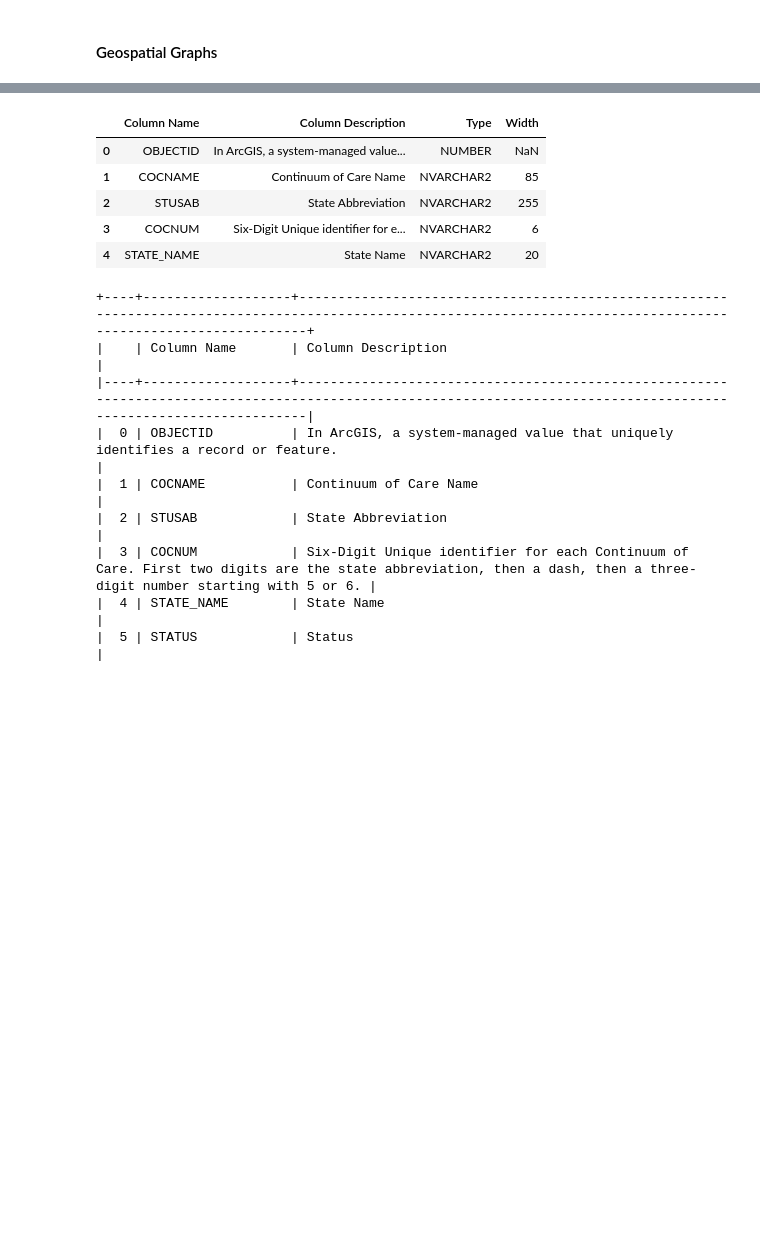
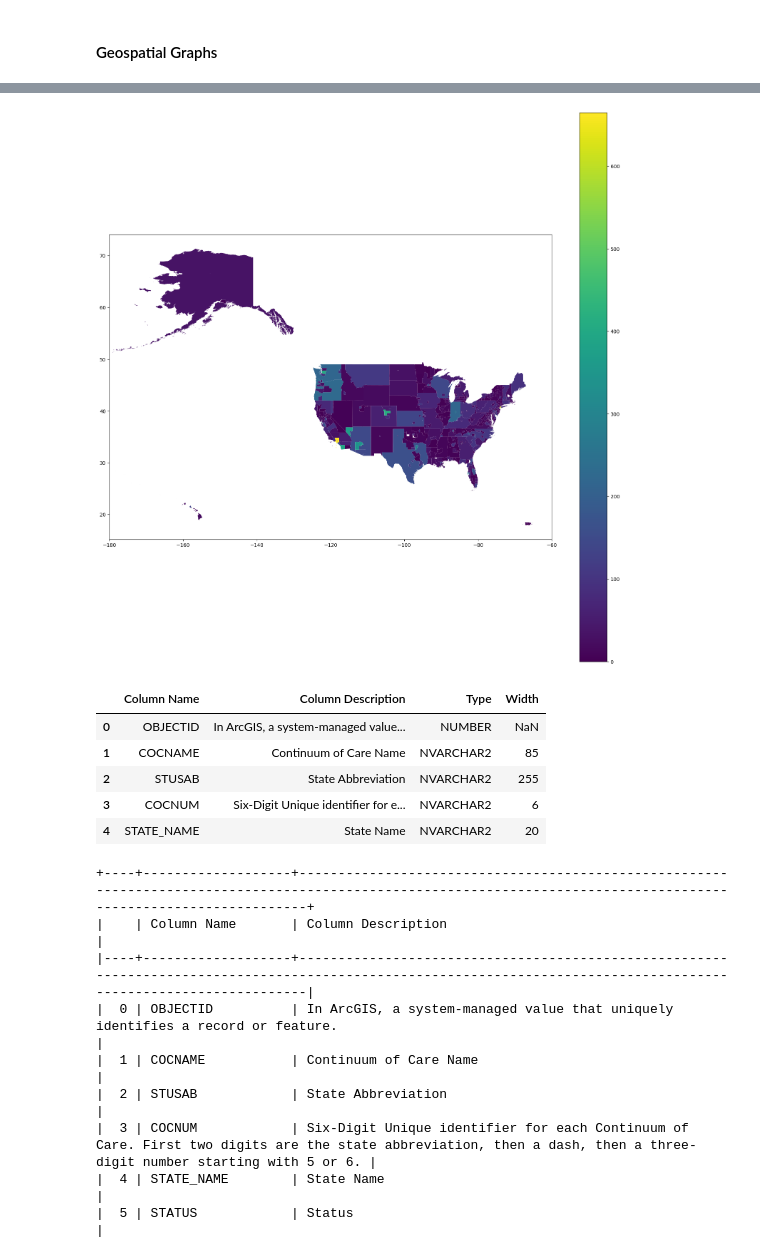
Before and after one commit to tybens/predicting-homelessness, a Jupyter notebook: projecting_homelessness_rate.ipynb, the cells around one changed output, grey strips where cells are left out. Drawn from its saved outputs; the diff is of its cells as text; code cells hidden in the pictures; blank space fills up the shorter version.

Commit message:
add geospatial figure

```diff
--- a/projecting_homelessness_rate.ipynb
+++ b/projecting_homelessness_rate.ipynb
@@ -354,0 +372,3 @@ coc_areas_df.head()
+# %%
+# source for how to load geojson file to pandas dataframe
+geo_df = gpd.read_file("data/Continuum_of_Care_(CoC)_Grantee_Areas.geojson")
@@ -355,3 +393,11 @@ coc_areas_df.head()
+# %%
+fig = plt.figure(figsize=(20, 20))
+
+ax = fig.add_subplot(111)
+geo_df.plot("SH_VETS", ax=ax, legend=True);
+ax.set_xlim(-180, -60);
+# %% [output]
+[figure, added]
 # %%
 coc_areas_data_dict = pd.read_excel('./data/DD_Continuum_of_Care_(CoC)_Grantee_Areas.xlsx')
 coc_areas_data_dict.head()
```
Also changed, not shown: parts of 9 cells of this notebook, 46 other files.
